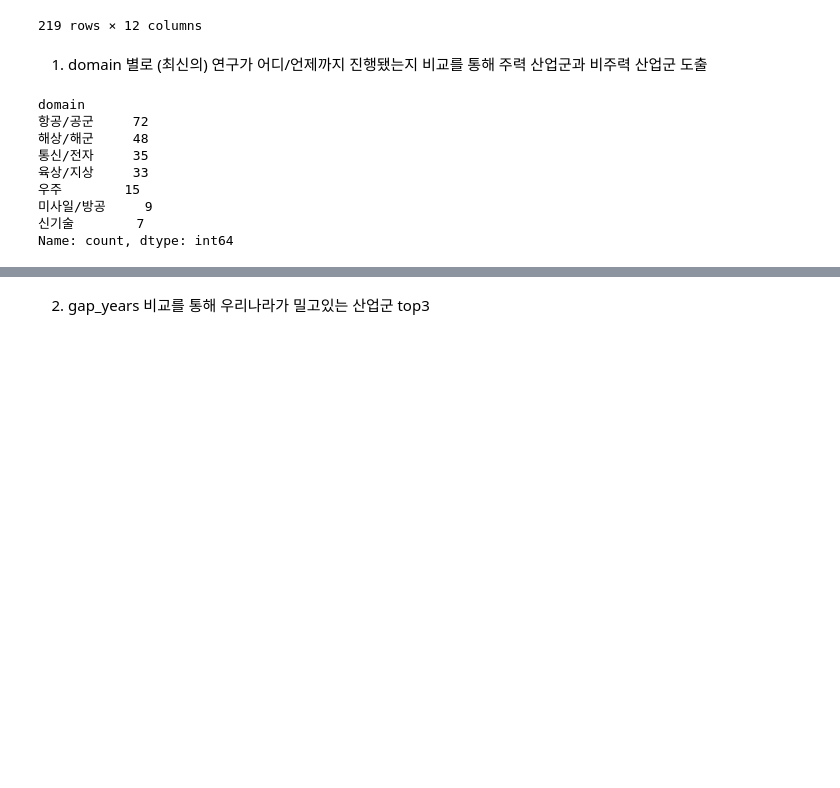
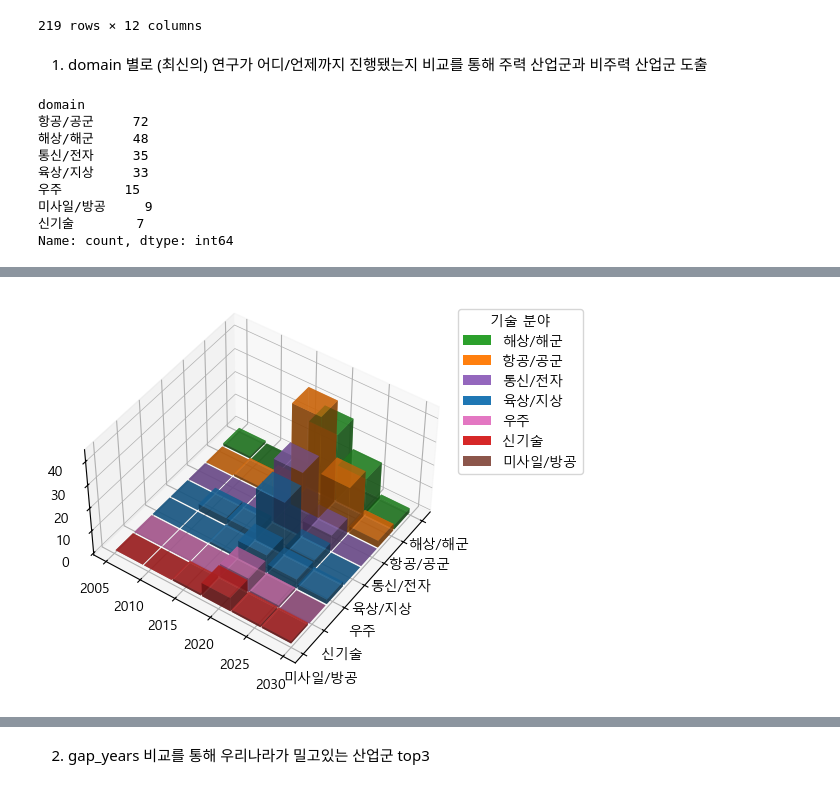
Before and after one commit to sooinp/Desktop, a Jupyter notebook: VSCode/크롤링프로젝트/판다스하기.ipynb, the cells around one changed output, grey strips where cells are left out. Cells and saved outputs as stored; diff of their text form; code cells hidden in the pictures; blank space fills up the shorter version.

```diff
--- a/VSCode/크롤링프로젝트/판다스하기.ipynb
+++ b/VSCode/크롤링프로젝트/판다스하기.ipynb
@@ -359,0 +408,77 @@ Name: count, dtype: int64
+# %%
+# Fixing random state for reproducibility
+# np.random.seed(19680802)
+
+domain_colors = {
+    '육상/지상': '#1f77b4',   # 파랑
+    '항공/공군':     '#ff7f0e',   # 주황
+    '해상/해군':       '#2ca02c',   # 초록
+    '신기술':  '#d62728',   # 빨강
+    '통신/전자':  '#9467bd',   # 보라
+    '미사일/방공':  '#8c564b',   # 갈색
+    '우주':  '#e377c2',   # 분홍
+}
+
+fig = plt.figure()
+ax = fig.add_subplot(projection='3d')
+
+years = df['kr_year'].astype(int)
+df['kr_year_5'] = (years // 5) * 5
+
+df['domain_copy'] = df['domain']
+df['domain_copy'] = df['domain_copy'].astype('category')
+df['domain_copy'] = df['domain_copy'].cat.reorder_categories(
+    df['domain_copy'].cat.categories[::-1],
+    ordered=True
+)
+
+domain_cats = df['domain_copy'].cat.categories.tolist()
+domain_color_list = [domain_colors[d] for d in domain_cats]
+
+x = df['domain_copy'].cat.codes
+y = df['kr_year_5'].astype('category').cat.codes
+hist, xedges, yedges = np.histogram2d(x, y, bins=[df['domain'].nunique(), df['kr_year_5'].nunique()])
+
+# Construct arrays for the anchor positions of the 16 bars.
+xpos, ypos = np.meshgrid(xedges[:-1], yedges[:-1], indexing="ij")
+xpos = xpos.ravel()
+ypos = ypos.ravel()
+zpos = np.zeros_like(xpos)
+
+# Construct arrays with the dimensions for the 16 bars.
+dx = dy = 0.8 * np.ones_like(zpos)
+dz = hist.ravel()
+
+colors = []
+for x_val in xpos:
+    idx = int(round(x_val)) # x좌표를 인덱스로 변환
+    colors.append(domain_color_list[idx])
+
+ax.set_xticks(range(df['domain_copy'].nunique()))
+ax.set_xticklabels(df['domain_copy'].astype('category').cat.categories, rotation=0)
+ax.set_yticks(range(df['kr_year_5'].nunique()))
+ax.set_yticklabels(df['kr_year_5'].astype('category').cat.categories)
+# ax.set_xlabel('기술 카테고리')
+# ax.set_ylabel('갯수')
+# ax.set_zlabel('기술 간극')
+
+ax.bar3d(xpos, ypos, zpos, dx, dy, dz, alpha = 0.7, color=colors, shade=True)
+ax.view_init(elev=45, azim=35)
+
+ax.set_box_aspect((1, 1, 0.6))
+ax.zaxis._axinfo["grid"]['linewidth'] = 0.5
+
+legend_elements = [
+    Patch(facecolor=domain_colors[d], label=d)
+    for d in domain_cats
+]
+ax.legend(handles=legend_elements,
+    title='기술 분야',
+    loc='upper left',
+    bbox_to_anchor=(1.02, 1))
+fig.subplots_adjust(right=0.75)
+
+# plt.tight_layout()
+plt.show()
+# %% [output]
+[figure, added]
```
Also changed, not shown: parts of 14 cells of this notebook, 2 other files.
